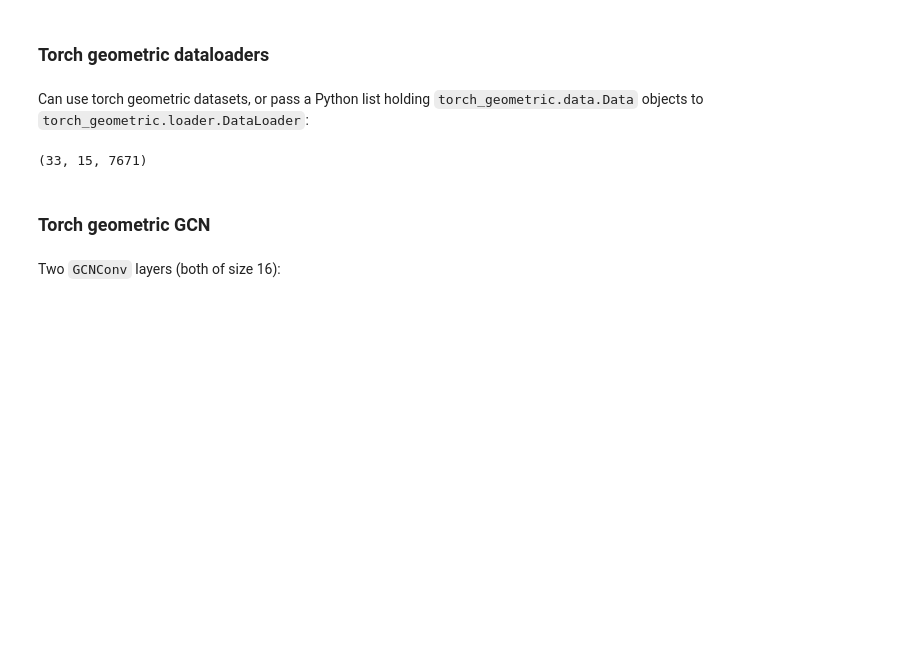
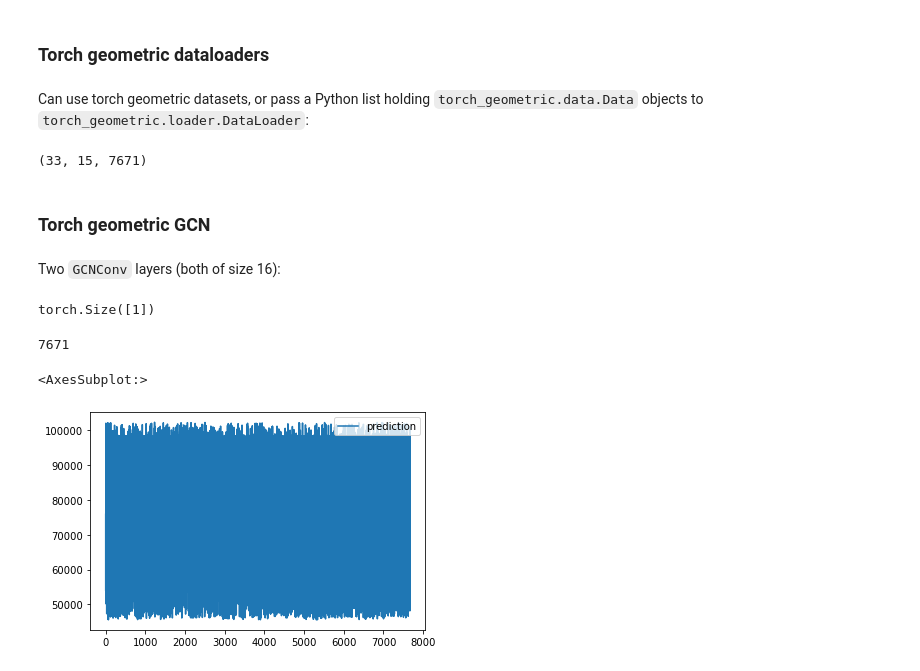
Before and after one commit to michellewl/AQmortality, a Jupyter notebook: mortality_model/borough_regression.ipynb, the cells around one changed output. Cells and saved outputs as stored; diff of their text form; code cells hidden in the pictures; blank space fills up the shorter version.

```diff
--- a/mortality_model/borough_regression.ipynb
+++ b/mortality_model/borough_regression.ipynb
@@ -500,19 +504,23 @@ class GCN(torch.nn.Module):
 model = GCN()
 model = model.float()
 for data in loader:
-    model(data)
+    out = model(data)
+# %%
+out.size()
+# %% [output]
+torch.Size([1])
 # %%
 from tqdm import tqdm
 
-model = GCN()
+model = GCN().float()
 
 criterion = torch.nn.MSELoss()
 learning_rate = 0.01
 optimiser = torch.optim.Adam(model.parameters(), lr=learning_rate)
 
 
-num_epochs = 10
-
+num_epochs = 20
+loss_list = []
 
 model.train()
 for epoch in tqdm(range(num_epochs)):
@@ -520,5 +528,24 @@ for epoch in tqdm(range(num_epochs)):
         optimiser.zero_grad()
         out = model(data)
         loss = criterion(out, data.y)
+        loss_list.append(loss)
         loss.backward()
         optimiser.step()
+# %%
+model.eval()
+predictions = []
+
+for data in loader:
+    pred = model(data)
+    predictions.append(pred.data.numpy()[0])
+# %%
+len(predictions)
+# %% [output]
+7671
+# %%
+df = pd.DataFrame(predictions, columns=["prediction"])
+# %%
+df.plot()
+# %% [output]
+<AxesSubplot:>
+[figure, added]
```
Also changed, not shown: parts of 1 cell of this notebook.
